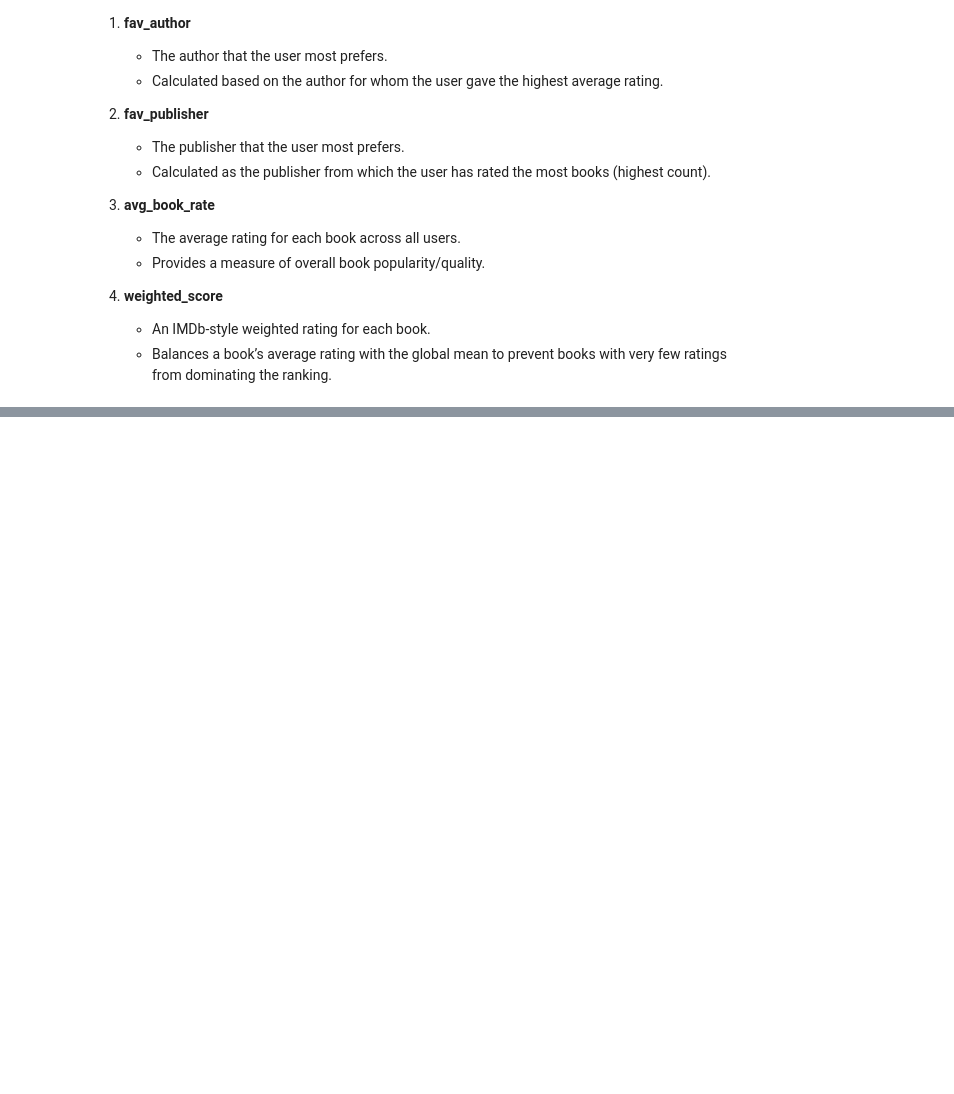
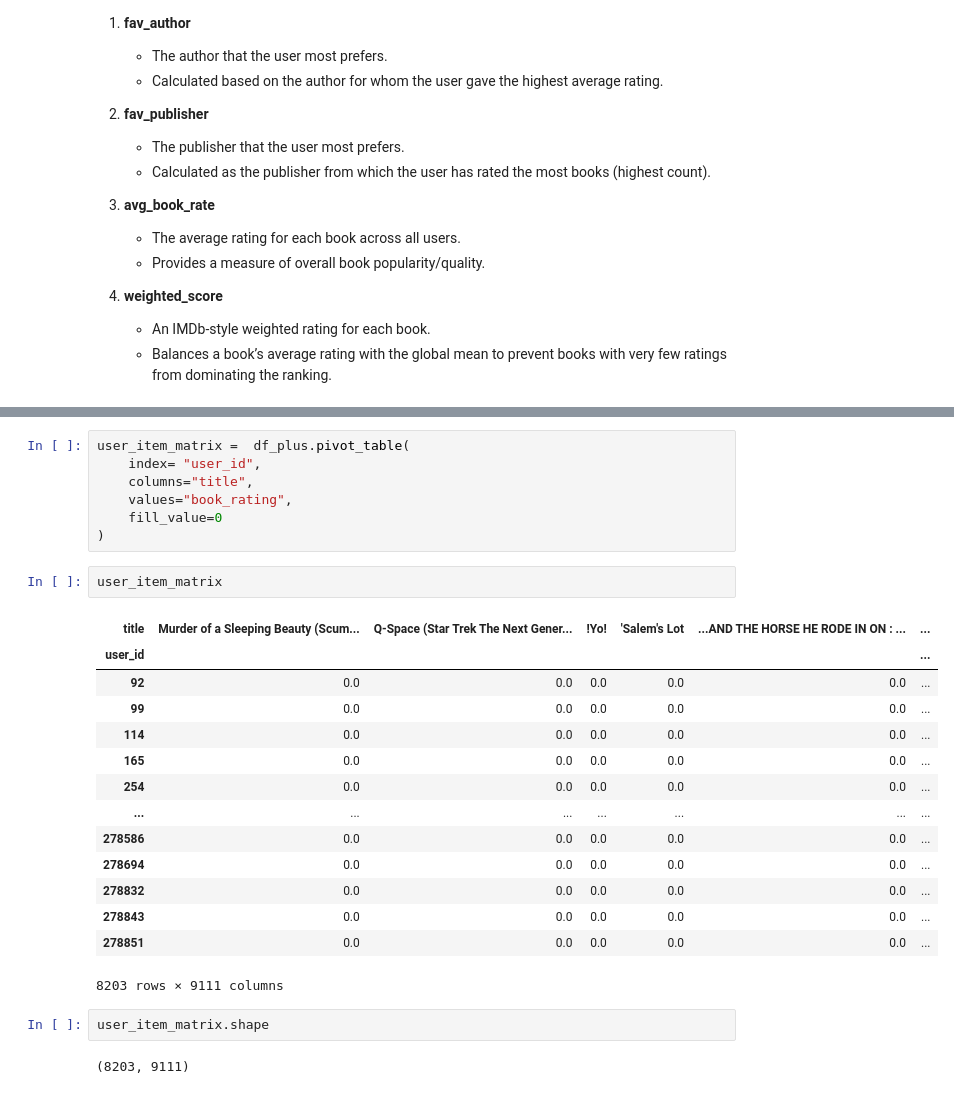
Before and after one commit to AhmedMagdi2003/GTC-Book-Recommendation-System, a Jupyter notebook: Notebooks/03_feature_engineering.ipynb, the cells around one changed output, grey strips where cells are left out. Drawn from its saved outputs; the diff is of its cells as text; blank space fills up the shorter version.

Commit message:
build user preference vectors

```diff
--- a/Notebooks/03_feature_engineering.ipynb
+++ b/Notebooks/03_feature_engineering.ipynb
@@ -225,0 +247,28 @@ After feature engineering, the following new features have been added to the dat
+# %%
+user_item_matrix =  df_plus.pivot_table(
+    index= "user_id",
+    columns="title",
+    values="book_rating",
+    fill_value=0
+)
+# %%
+user_item_matrix
+# %% [output]
+| title | Murder of a Sleeping Beauty (Scum... | Q-Space (Star Trek The Next Gener... | !Yo! | 'Salem's Lot | ...AND THE HORSE HE RODE IN ON : ... | ... |
+| user_id |  |  |  |  |  | ... |
+| 92 | 0.0 | 0.0 | 0.0 | 0.0 | 0.0 | ... |
+| 99 | 0.0 | 0.0 | 0.0 | 0.0 | 0.0 | ... |
+| 114 | 0.0 | 0.0 | 0.0 | 0.0 | 0.0 | ... |
+| 165 | 0.0 | 0.0 | 0.0 | 0.0 | 0.0 | ... |
+| 254 | 0.0 | 0.0 | 0.0 | 0.0 | 0.0 | ... |
+| ... | ... | ... | ... | ... | ... | ... |
+| 278586 | 0.0 | 0.0 | 0.0 | 0.0 | 0.0 | ... |
+| 278694 | 0.0 | 0.0 | 0.0 | 0.0 | 0.0 | ... |
+| 278832 | 0.0 | 0.0 | 0.0 | 0.0 | 0.0 | ... |
+| 278843 | 0.0 | 0.0 | 0.0 | 0.0 | 0.0 | ... |
+| 278851 | 0.0 | 0.0 | 0.0 | 0.0 | 0.0 | ... |
+8203 rows × 9111 columns
+# %%
+user_item_matrix.shape
+# %% [output]
+(8203, 9111)
```
Also changed, not shown: parts of 5 cells of this notebook, 1 other file.
